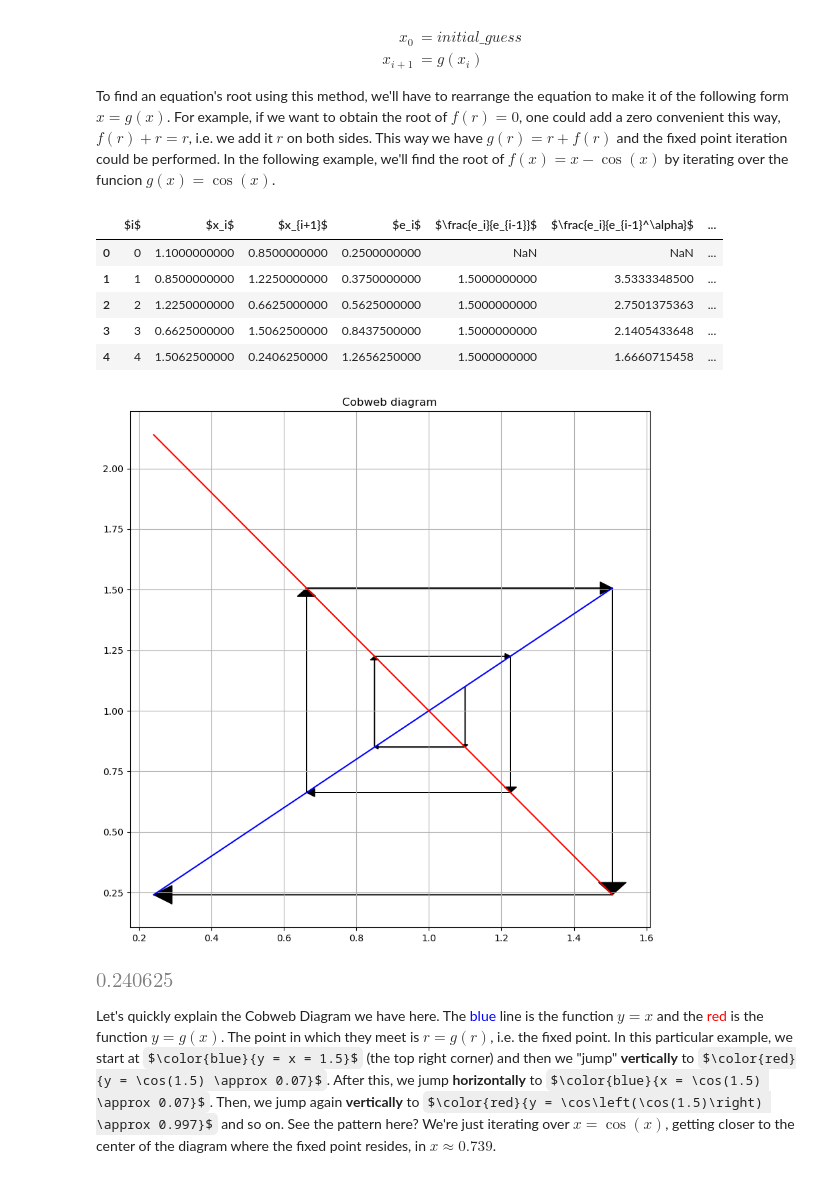
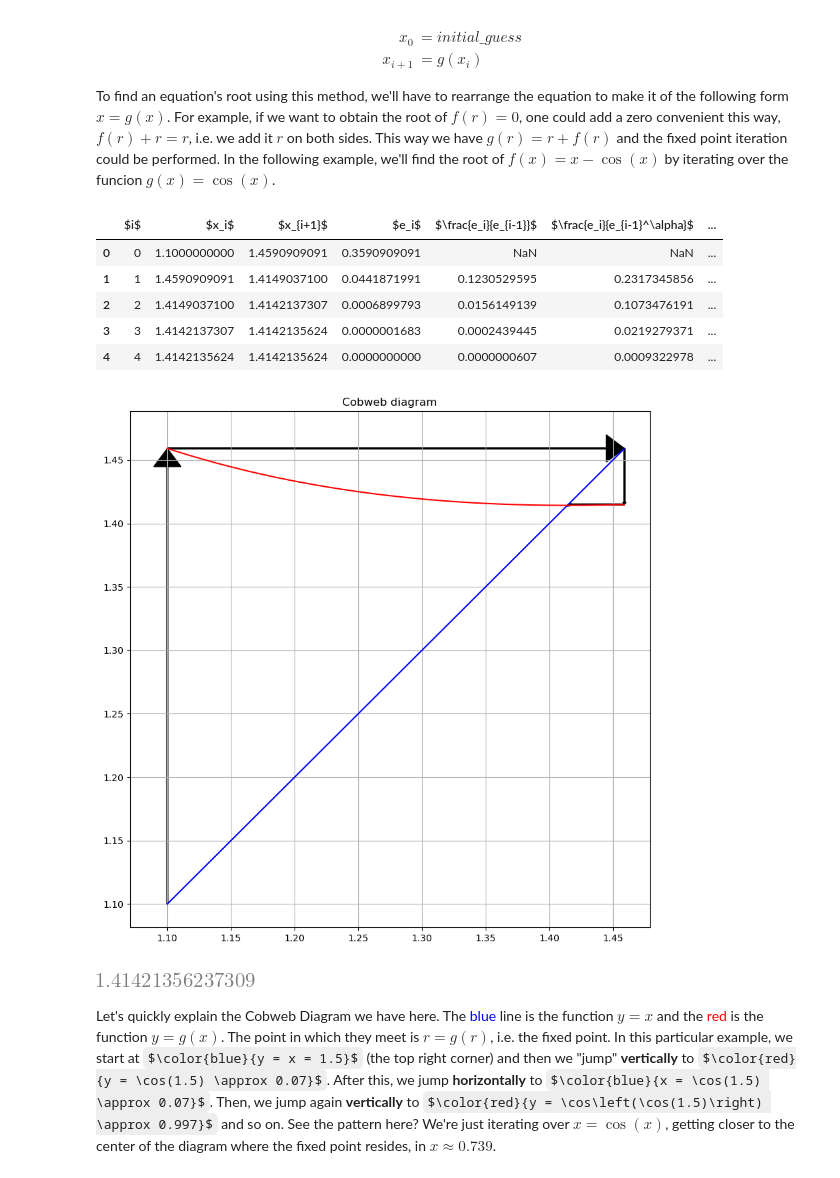
Before and after one commit to tclaudioe/Scientific-Computing-V3, a Jupyter notebook: 03_roots_of_1D_functions.ipynb, the cells around one changed output. Cells and saved outputs as stored; diff of their text form; code cells hidden in the pictures; some formulas as TeX source.

```diff
--- a/03_roots_of_1D_functions.ipynb
+++ b/03_roots_of_1D_functions.ipynb
@@ -313,29 +301,31 @@ def fpi(g, x0, k, flag_cobweb=False):
 # %%
 # First example
 g = lambda x: np.cos(x)
 # Examples from classnotes
 g1 = lambda x: -(3/2)*x+5/2
 g2 = lambda x: -(1/2)*x+3/2
 g3 = lambda x: -x+2
-fpi(g1, 1.1, 5, True)
+g4 = lambda x: x/2.+1./x
+g4_p = lambda x: 2./x
+fpi(g4, 1.1, 5, True)
 
 # Suggestions:
 # 1.- A very useful and simple 'limit cicle' example! Try it. Credit: anonymous student from class 20210922.
 # fpi(lambda x: -x, 2, 10, True)
 # 2.- Try the next example. Why do we see 1.0000 for e_{i+1}/e_i over 90 iterations?
 # fpi(g, 1, 100, True)
 # 3.- The following fixed-point iteration obtain sqrt(2). Credits: Anonymous student from class 20210921 and 20210922.
 # gD = lambda x: (x+2)/(x+1)
 # fpi(gD, 1, 10, True)
 # %% [output]
 |  | $i$ | $x_i$ | $x_{i+1}$ | $e_i$ | $\frac{e_i}{e_{i-1}}$ | $\frac{e_i}{e_{i-1}^\alpha}$ | ... |
-| 0 | 0 | 1.1000000000 | 0.8500000000 | 0.2500000000 | NaN | NaN | ... |
-| 1 | 1 | 0.8500000000 | 1.2250000000 | 0.3750000000 | 1.5000000000 | 3.5333348500 | ... |
-| 2 | 2 | 1.2250000000 | 0.6625000000 | 0.5625000000 | 1.5000000000 | 2.7501375363 | ... |
-| 3 | 3 | 0.6625000000 | 1.5062500000 | 0.8437500000 | 1.5000000000 | 2.1405433648 | ... |
-| 4 | 4 | 1.5062500000 | 0.2406250000 | 1.2656250000 | 1.5000000000 | 1.6660715458 | ... |
+| 0 | 0 | 1.1000000000 | 1.4590909091 | 0.3590909091 | NaN | NaN | ... |
+| 1 | 1 | 1.4590909091 | 1.4149037100 | 0.0441871991 | 0.1230529595 | 0.2317345856 | ... |
+| 2 | 2 | 1.4149037100 | 1.4142137307 | 0.0006899793 | 0.0156149139 | 0.1073476191 | ... |
+| 3 | 3 | 1.4142137307 | 1.4142135624 | 0.0000001683 | 0.0002439445 | 0.0219279371 | ... |
+| 4 | 4 | 1.4142135624 | 1.4142135624 | 0.0000000000 | 0.0000000607 | 0.0009322978 | ... |
-[figure, old version]
+[figure, new version]
-[figure, old version]
+[figure, new version]
 # %% [markdown]
 Let's quickly explain the Cobweb Diagram we have here. The <font color="blue">blue</font> line is the function $y=x$ and the <font color="red">red</font> is the function $y=g(x)$.
 The point in which they meet is $r=g(r)$, i.e. the fixed point.
```
Also changed, not shown: parts of 6 cells of this notebook, 2 other files.
